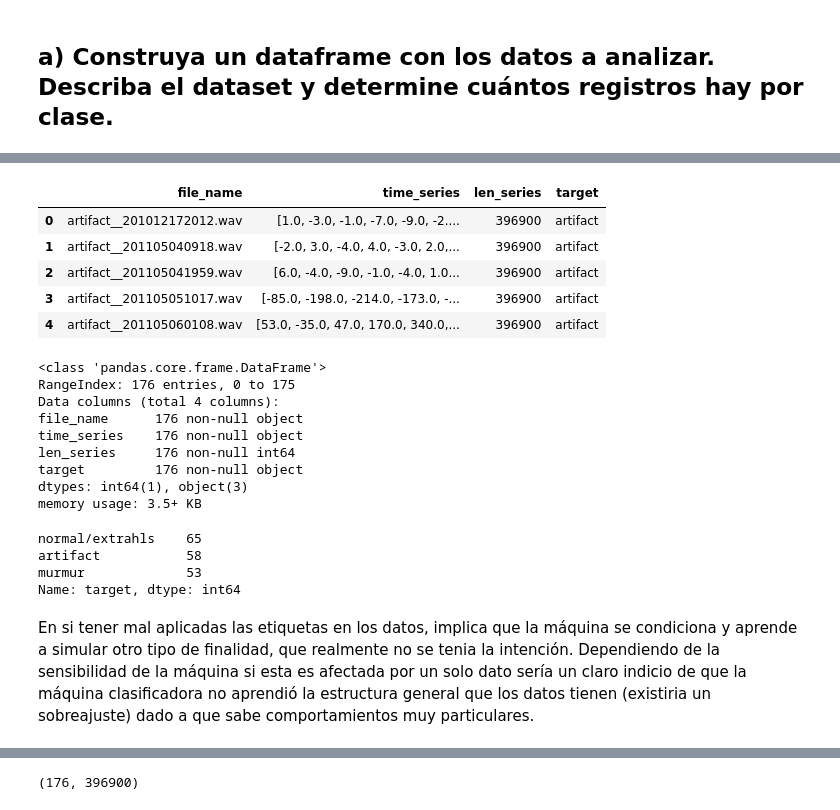
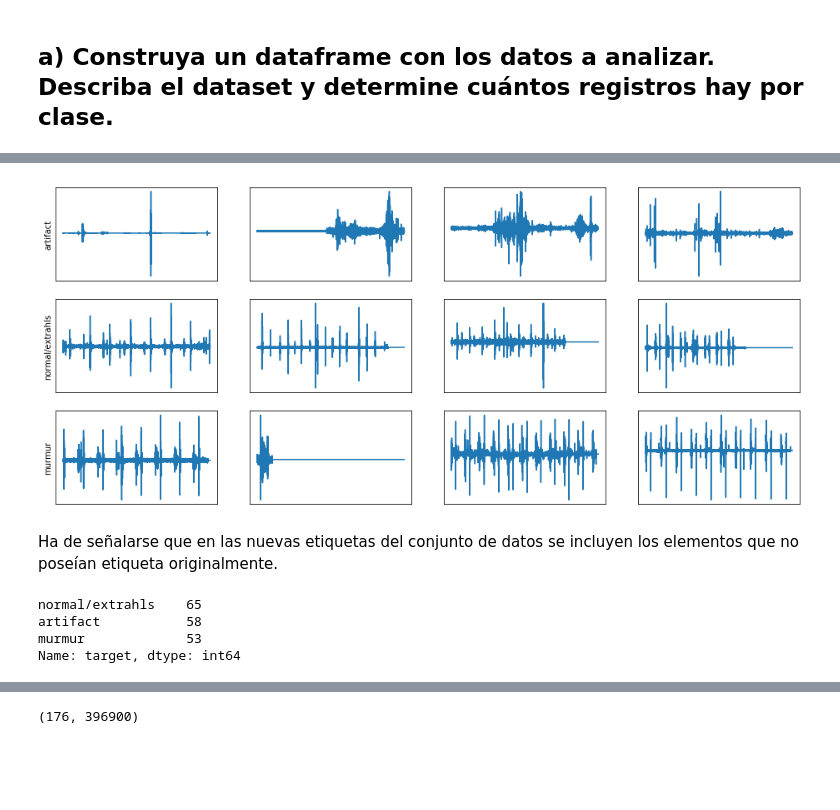
Before and after one commit to Caimapo/MachineLearning2017-02, a Jupyter notebook: Pregunta 2.ipynb, the cells around one changed output, grey strips where cells are left out. Cells and saved outputs as stored; diff of their text form; code cells hidden in the pictures; blank space fills up the shorter version.

```diff
--- a/Pregunta 2.ipynb
+++ b/Pregunta 2.ipynb
@@ -161,24 +198,37 @@ new_df['target'] = [labels[i] for i in new_labels]
-# %%
-new_df.head()
-# %% [output]
-|  | file_name | time_series | len_series | target |
-| 0 | artifact__201012172012.wav | [1.0, -3.0, -1.0, -7.0, -9.0, -2.... | 396900 | artifact |
-| 1 | artifact__201105040918.wav | [-2.0, 3.0, -4.0, 4.0, -3.0, 2.0,... | 396900 | artifact |
-| 2 | artifact__201105041959.wav | [6.0, -4.0, -9.0, -1.0, -4.0, 1.0... | 396900 | artifact |
-| 3 | artifact__201105051017.wav | [-85.0, -198.0, -214.0, -173.0, -... | 396900 | artifact |
-| 4 | artifact__201105060108.wav | [53.0, -35.0, 47.0, 170.0, 340.0,... | 396900 | artifact |
-# %%
-new_df.info()
-# %% [output]
-<class 'pandas.core.frame.DataFrame'>
-RangeIndex: 176 entries, 0 to 175
-Data columns (total 4 columns):
-file_name      176 non-null object
-time_series    176 non-null object
-len_series     176 non-null int64
-target         176 non-null object
-dtypes: int64(1), object(3)
-memory usage: 3.5+ KB
+# %%
+img_list = { i:[] for i in labels }
+list_full = False
+i = 0
+n_reg = 4
+
+while (not list_full):
+    if ( len( img_list[ new_df['target'][i] ] ) < 10 ):
+        img_list[ new_df['target'][i] ].append(i)
+    i += 1
+
+    list_full = True
+    for j in img_list.keys():
+        if len(img_list[j]) < n_reg:
+            list_full = False
+            break;
+
+malper = {0:'artifact', 1:'normal/extrahls', 2:'murmur'}
+n_lab = len(img_list.keys())
+f, axarr = plt.subplots(n_lab, n_reg, figsize=(16,7))
+for i in malper:
+    for j in range(n_reg):
+        v = img_list[malper[i]][j]
+        axarr[i,j].plot(new_df['time_series'][v])
+        axarr[i,j].get_xaxis().set_visible(False)
+        axarr[i,j].get_yaxis().set_visible(False)
+    axarr[i,0].set_ylabel( str(malper[i] ) )
+    axarr[i,0].get_yaxis().set_visible(True)
+    axarr[i,0].get_yaxis().set_ticks([])
+plt.show()
+# %% [output]
+[figure, added]
+# %% [markdown]
+Ha de señalarse que en las nuevas etiquetas del conjunto de datos se incluyen los elementos que no poseían etiqueta originalmente.
 # %%
 new_df['target'].value_counts()
 # %% [output]
@@ -186,6 +236,3 @@ normal/extrahls    65
 artifact           58
 murmur             53
 Name: target, dtype: int64
-# %% [markdown]
-En si tener mal aplicadas las etiquetas en los datos, implica que la máquina se condiciona y aprende a simular otro tipo de finalidad, que realmente no se tenia la intención.
-Dependiendo de la sensibilidad de la máquina si esta es afectada por un solo dato sería un claro indicio de que la máquina clasificadora no aprendió la estructura general que los datos tienen (existiria un sobreajuste) dado a que sabe comportamientos muy particulares.
```
Also changed, not shown: parts of 83 cells of this notebook.
